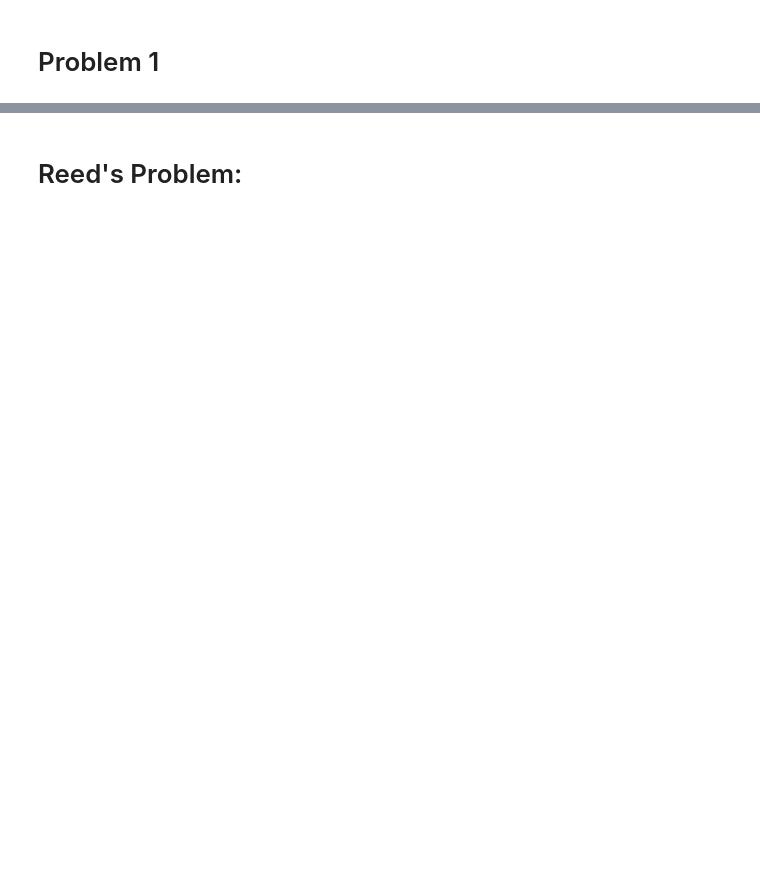
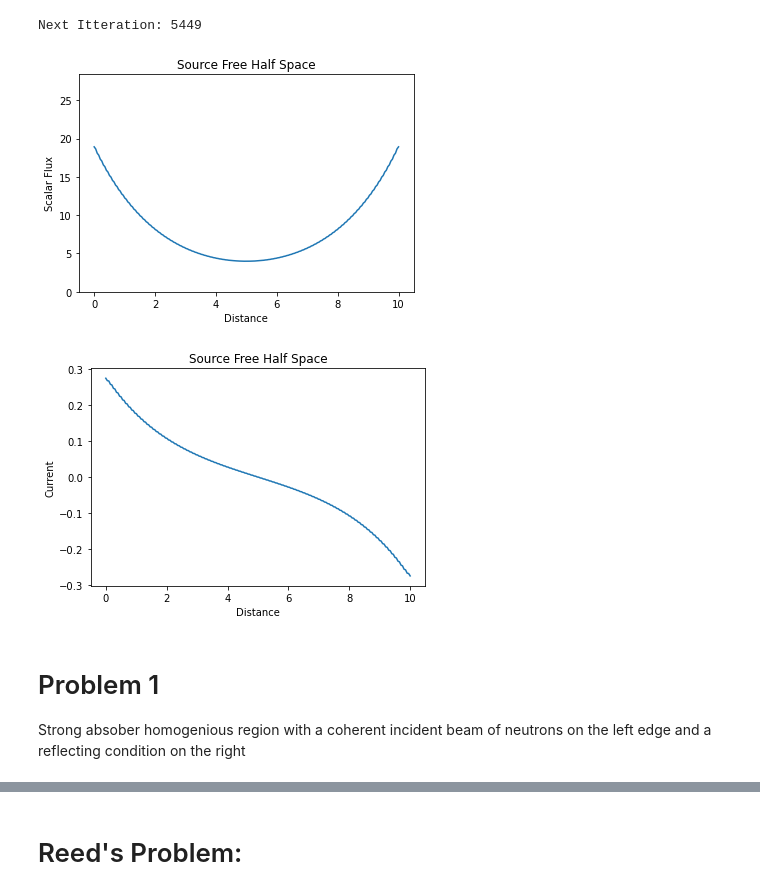
Before and after one commit to CEMeNT-PSAAP/Therefore, a Jupyter notebook: therefore_tests.ipynb, the cells around one changed output, grey strips where cells are left out. Saved outputs shown, nothing was run; the diff lists cells and outputs as text; code cells hidden in the pictures; blank space fills up the shorter version.

```diff
--- a/therefore_tests.ipynb
+++ b/therefore_tests.ipynb
@@ -1,5 +98,64 @@
+# %%
+#source free half space
+
+L = 10
+dx = .1
+xsec = 10
+ratio = .999
+scattering_xsec = xsec*ratio
+source = 0
+N_mesh = int(L/dx)
+
+dx_mesh = dx*np.ones(N_mesh, data_type)
+xsec_mesh = xsec*np.ones(N_mesh, data_type)
+xsec_scatter_mesh = scattering_xsec*np.ones(N_mesh, data_type)
+source_mesh = source*np.ones(N_mesh, data_type)
+
+
+sim_perams3 = {'data_type': data_type,
+              'N_angles': 4,
+              'L': L,
+              'N_mesh': N_mesh,
+              'boundary_condition_left': 'incident_iso',
+              'boundary_condition_right': 'incident_iso',
+              'left_in_mag': 10,
+              'right_in_mag': 10,
+              'left_in_angle': 0,
+              'right_in_angle': 0}
+
+scattering_xsec = .999*xsec
+source_mesh = np.zeros(N_mesh, data_type)
+xsec_scatter_mesh = scattering_xsec*np.ones(N_mesh, data_type)
+
+
+[scalar_flux, current] = therefore.SourceItteration(sim_perams3, dx_mesh, xsec_mesh, xsec_scatter_mesh, source_mesh)
+
+X = np.linspace(0, L, int(N_mesh*2))
+f+=1
+plt.figure(f)
+plt.title('Source Free Half Space')
+plt.xlabel('Distance')
+plt.ylabel('Scalar Flux')
+plt.ylim([0,max(scalar_flux)*1.5])
+plt.plot(X, scalar_flux)
+plt.show()
+
+
+f+=1
+plt.figure(f)
+plt.title('Source Free Half Space')
+plt.xlabel('Distance')
+plt.ylabel('Current')
+plt.plot(X, current)
+plt.show()
+# %% [output]
+Next Itteration: 5449
+[figure, added]
+[figure, added]
 # %% [markdown]
 # Problem 1
+
+Strong absober homogenious region with a coherent incident beam of neutrons on the left edge and a reflecting condition on the right
 # %%
 import therefore
 import numpy as np
```
Also changed, not shown: parts of 6 cells of this notebook, 3 other files.
